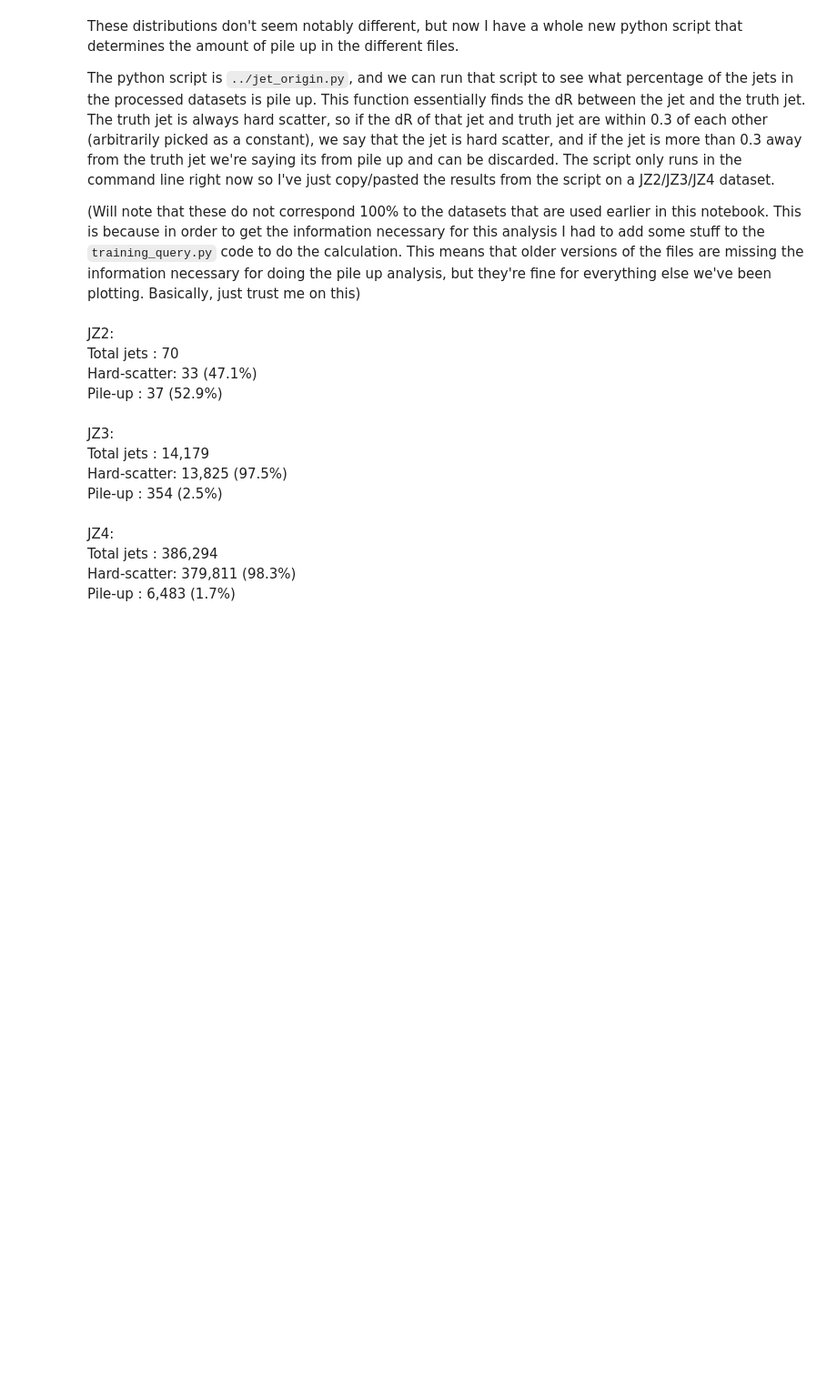
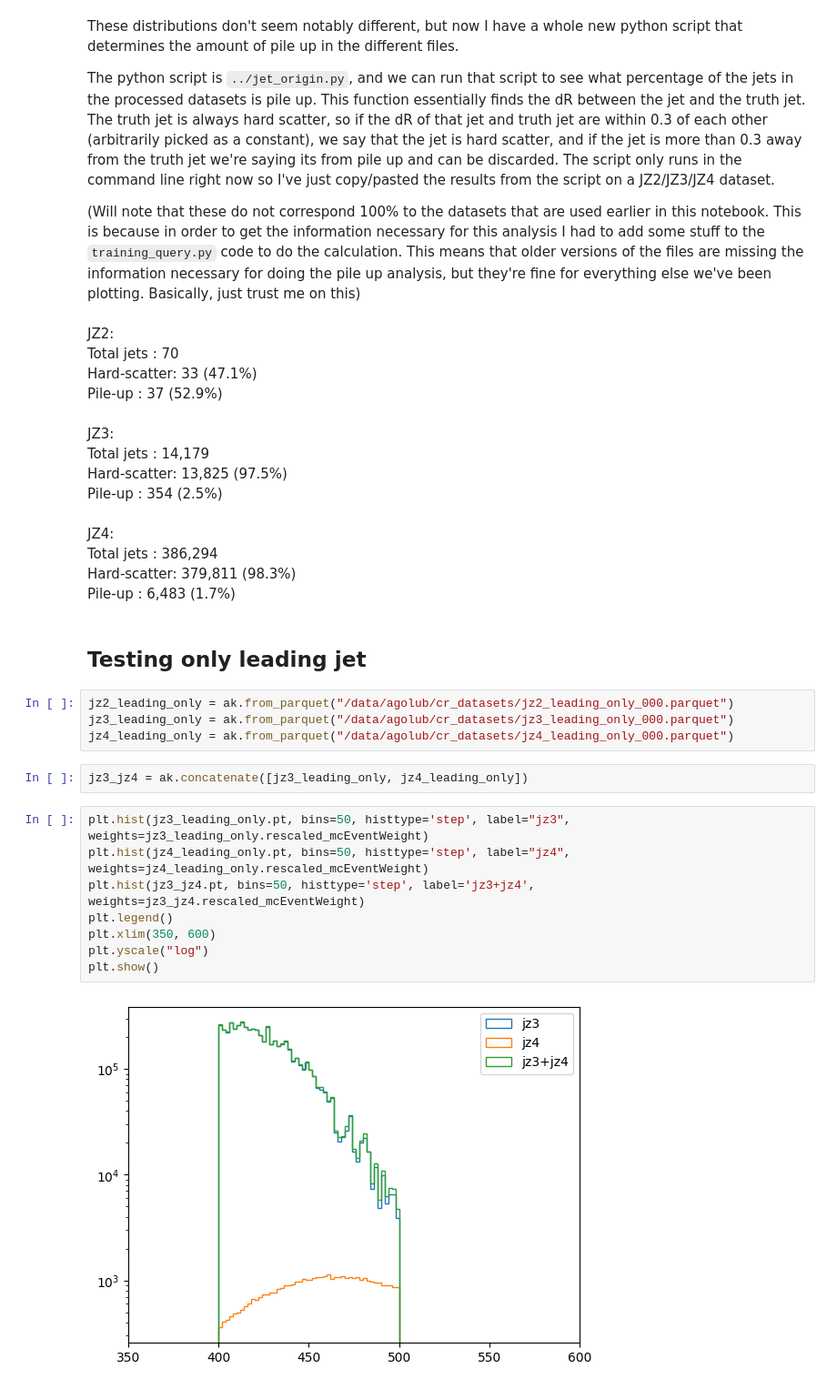
Before and after one commit to gordonwatts/sx_training_fetch, a Jupyter notebook: notebooks/008 - CR_region.ipynb, the cells around one changed output. Shown at 91% size. Saved outputs shown, nothing was run; the diff lists cells and outputs as text; blank space fills up the shorter version.

```diff
--- a/notebooks/008 - CR_region.ipynb
+++ b/notebooks/008 - CR_region.ipynb
@@ -402,3 +415,21 @@ JZ4:
 Total jets  :  386,294
 Hard-scatter:  379,811  (98.3%)
 Pile-up     :    6,483  (1.7%)
+# %% [markdown]
+## Testing only leading jet
+# %%
+jz2_leading_only = ak.from_parquet("/data/agolub/cr_datasets/jz2_leading_only_000.parquet")
+jz3_leading_only = ak.from_parquet("/data/agolub/cr_datasets/jz3_leading_only_000.parquet")
+jz4_leading_only = ak.from_parquet("/data/agolub/cr_datasets/jz4_leading_only_000.parquet")
+# %%
+jz3_jz4 = ak.concatenate([jz3_leading_only, jz4_leading_only])
+# %%
+plt.hist(jz3_leading_only.pt, bins=50, histtype='step', label="jz3", weights=jz3_leading_only.rescaled_mcEventWeight)
+plt.hist(jz4_leading_only.pt, bins=50, histtype='step', label="jz4", weights=jz4_leading_only.rescaled_mcEventWeight)
+plt.hist(jz3_jz4.pt, bins=50, histtype='step', label='jz3+jz4', weights=jz3_jz4.rescaled_mcEventWeight)
+plt.legend()
+plt.xlim(350, 600)
+plt.yscale("log")
+plt.show()
+# %% [output]
+[figure, added]
```
Also changed, not shown: parts of 8 cells of this notebook, 3 other files.
